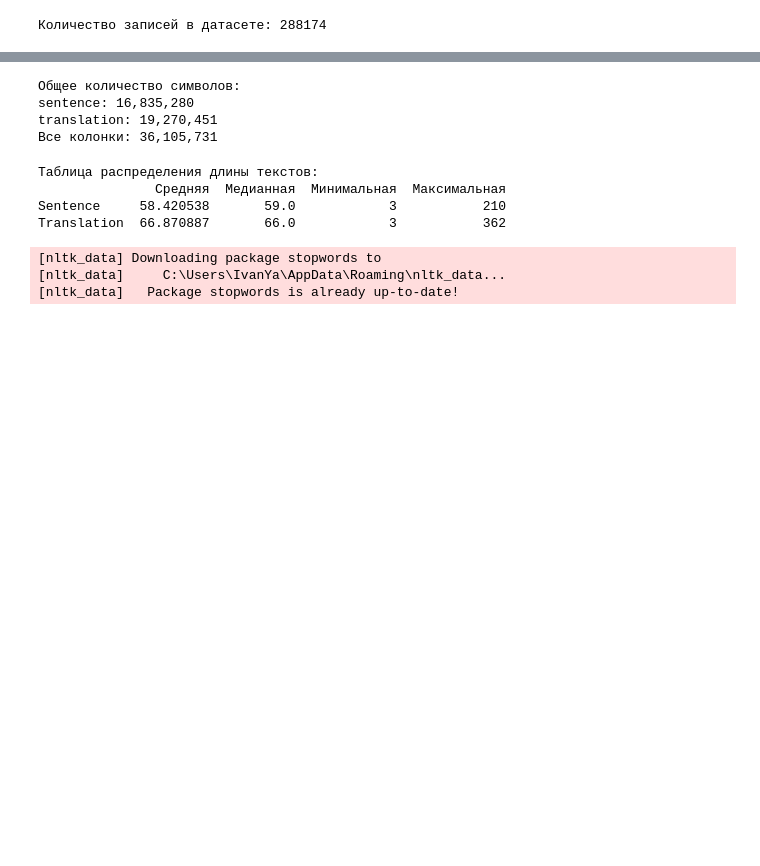
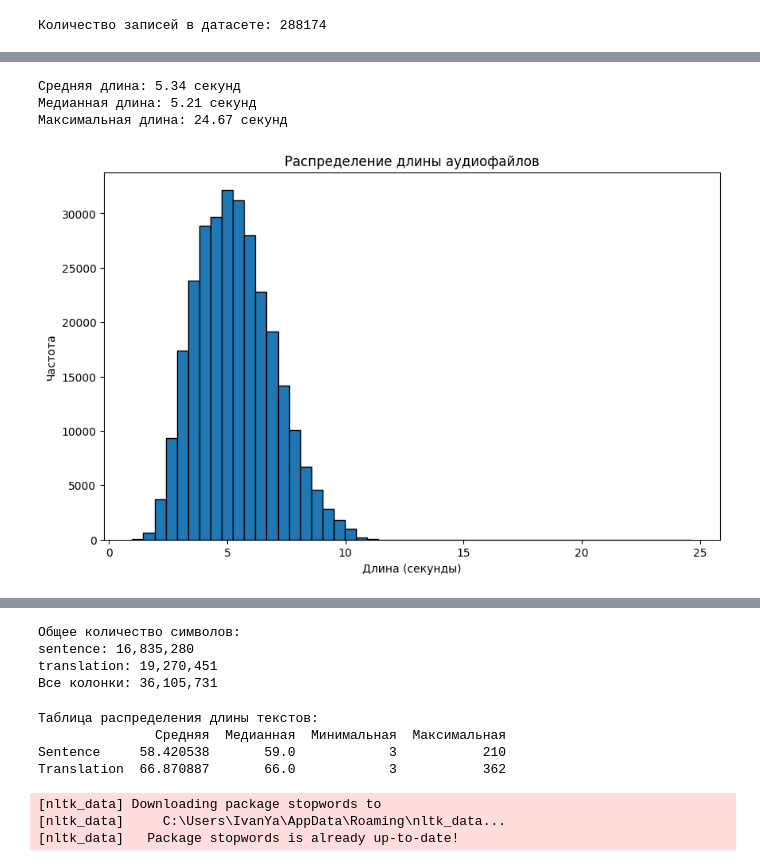
Before and after one commit to tutugarin/SpeechGPT, a Jupyter notebook: datasets/EDA/Covost2.ipynb, the cells around one changed output, grey strips where cells are left out. Drawn from its saved outputs; the diff is of its cells as text; code cells hidden in the pictures; blank space fills up the shorter version.

```diff
--- a/datasets/EDA/Covost2.ipynb
+++ b/datasets/EDA/Covost2.ipynb
@@ -147,3 +161,26 @@ play_audio_samples(dataset, audio_folder, num_files=5, randomize=True)
+# %%
+# Рассчитываем статистики
+average_length = df['audio_length'].mean()
+median_length = df['audio_length'].median()
+max_length = df['audio_length'].max()
+
+print(f"Средняя длина: {average_length:.2f} секунд")
+print(f"Медианная длина: {median_length:.2f} секунд")
+print(f"Максимальная длина: {max_length:.2f} секунд")
+# %% [output]
+Средняя длина: 5.34 секунд
+Медианная длина: 5.21 секунд
+Максимальная длина: 24.67 секунд
+# %%
+# Построение гистограммы распределения длительностей
+plt.figure(figsize=(10, 6))
+plt.hist(df['audio_length'], bins=50, edgecolor='black')
+plt.title("Распределение длины аудиофайлов")
+plt.xlabel("Длина (секунды)")
+plt.ylabel("Частота")
+plt.show()
+# %% [output]
+[figure, added]
 # %%
 # 1. Проверка на пустые строки и None
 def calculate_null_percentage(df):
```
Also changed, not shown: parts of 7 cells of this notebook.
